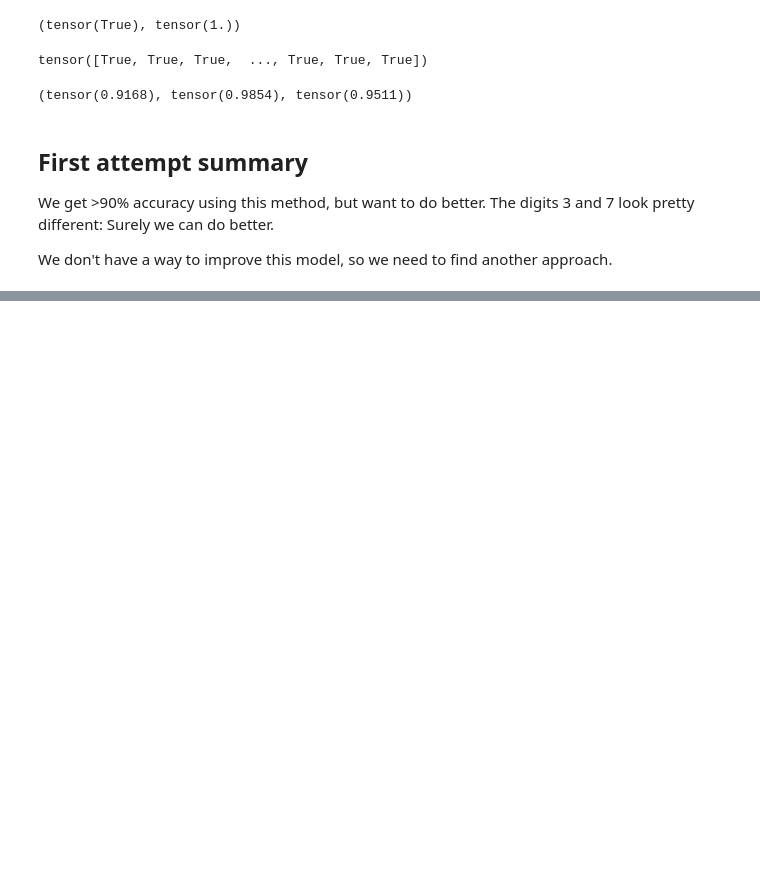
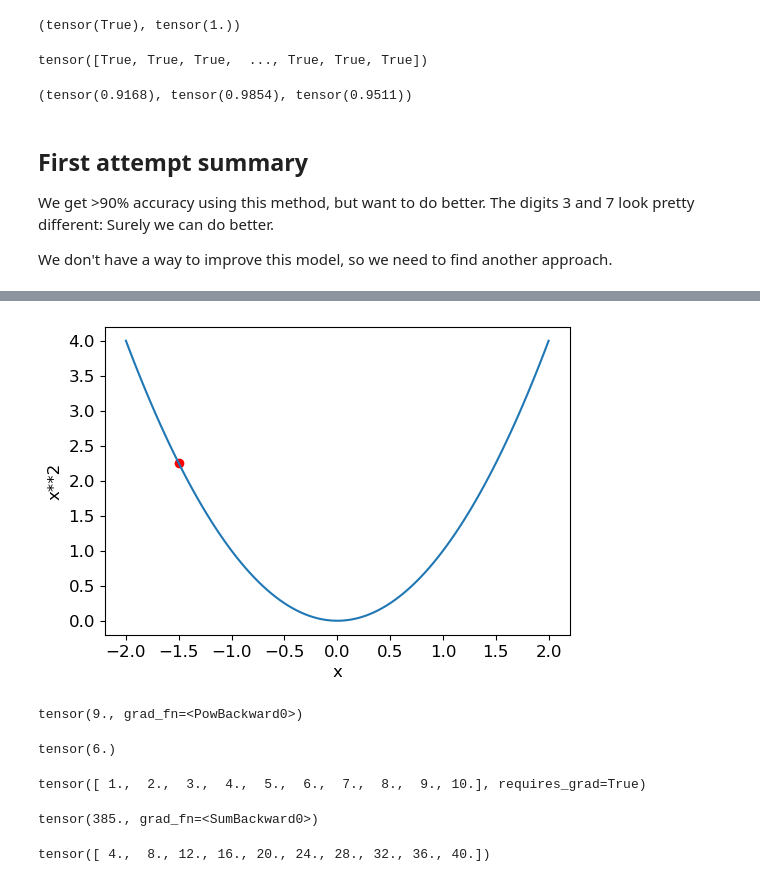
Before and after one commit to johnshaughnessy/digits, a Jupyter notebook: chapter_4_notes.ipynb, the cells around one changed output, grey strips where cells are left out. Saved outputs shown, nothing was run; the diff lists cells and outputs as text; code cells hidden in the pictures; blank space fills up the shorter version.

```diff
--- a/chapter_4_notes.ipynb
+++ b/chapter_4_notes.ipynb
@@ -196,0 +231,6 @@ We don't have a way to improve this model, so we need to find another approach.
+# %%
+# Plot the function and a particular value
+plot_function(f, 'x', 'x**2')
+plt.scatter(-1.5, f(-1.5), color="red");
+# %% [output]
+[figure, added]
@@ -196,0 +239,5 @@ We don't have a way to improve this model, so we need to find another approach.
+# %%
+yt = f(xt)
+yt
+# %% [output]
+tensor(9., grad_fn=<PowBackward0>)
@@ -196,0 +246,9 @@ We don't have a way to improve this model, so we need to find another approach.
+# %%
+xt.grad
+# %% [output]
+tensor(6.)
+# %%
+xt = tensor([1.,2.,3.,4.,5.,6.,7.,8.,9.,10.]).requires_grad_()
+xt
+# %% [output]
+tensor([ 1.,  2.,  3.,  4.,  5.,  6.,  7.,  8.,  9., 10.], requires_grad=True)
@@ -196,0 +258,10 @@ We don't have a way to improve this model, so we need to find another approach.
+# %%
+yt = g(xt)
+yt
+# %% [output]
+tensor(385., grad_fn=<SumBackward0>)
+# %%
+yt.backward()
+xt.grad
+# %% [output]
+tensor([ 4.,  8., 12., 16., 20., 24., 28., 32., 36., 40.])
```
Also changed, not shown: parts of 42 cells of this notebook, 1 other file.
